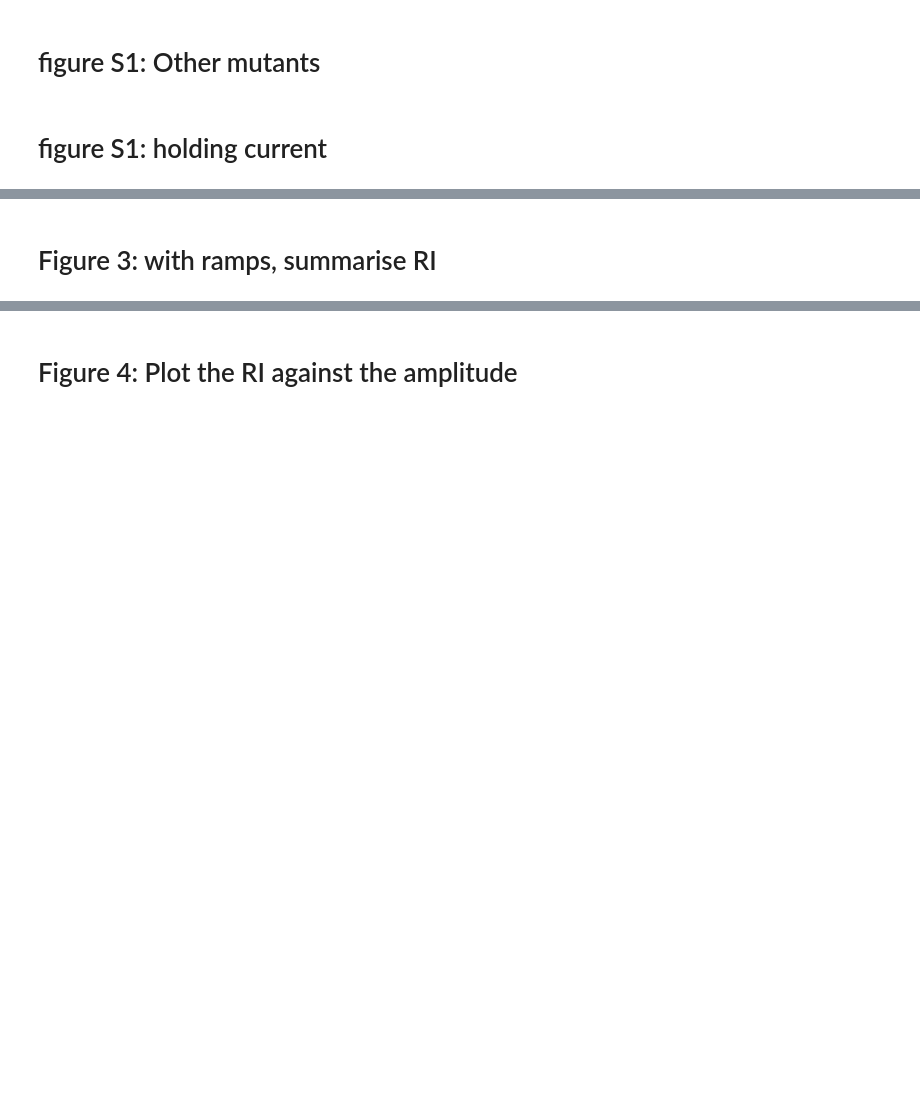
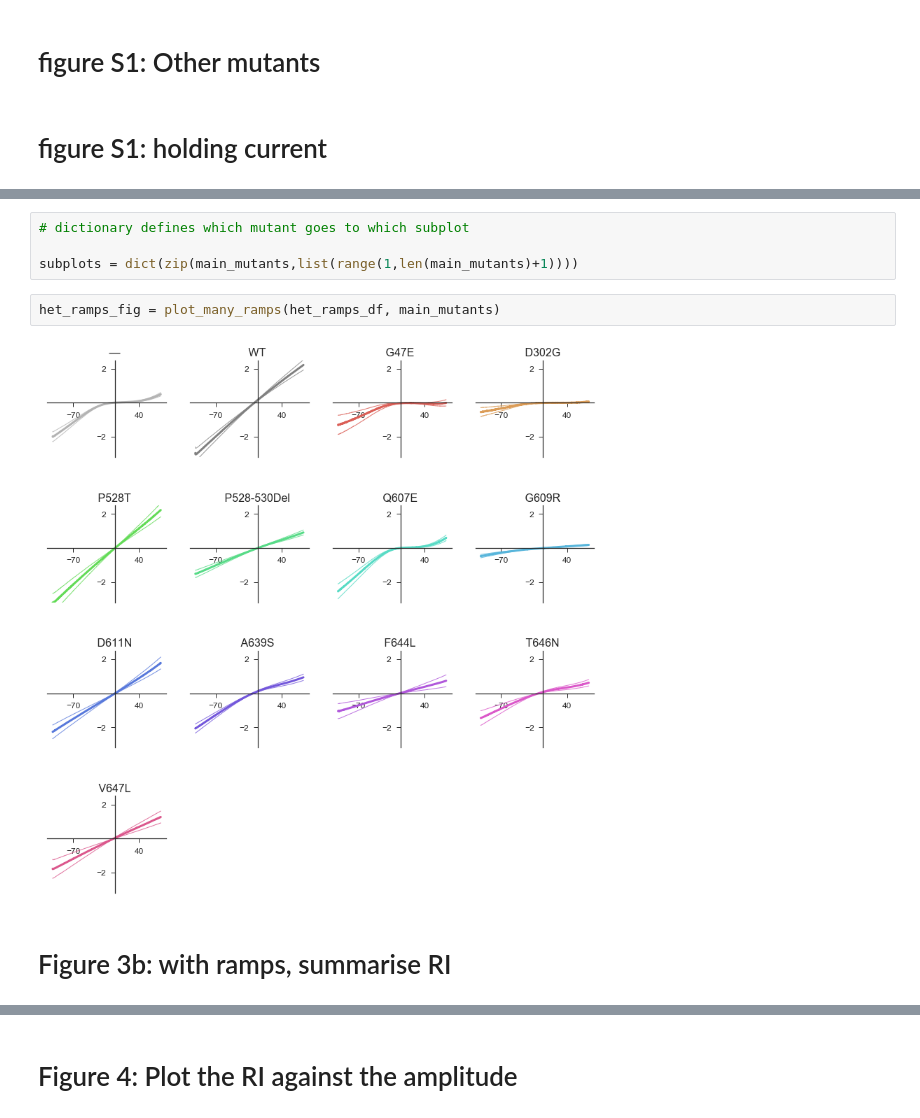
Before and after one commit to KullmannLab/AMPA_Synaptopathies, a Jupyter notebook: GluA2_graphs_March_Resub.ipynb, the cells around one changed output, grey strips where cells are left out. Saved outputs shown, nothing was run; the diff lists cells and outputs as text; blank space fills up the shorter version.

```diff
--- a/GluA2_graphs_March_Resub.ipynb
+++ b/GluA2_graphs_March_Resub.ipynb
@@ -223,4 +298,12 @@ plt.show()
+# %%
+# dictionary defines which mutant goes to which subplot
+
+subplots = dict(zip(main_mutants,list(range(1,len(main_mutants)+1))))
+# %%
+het_ramps_fig = plot_many_ramps(het_ramps_df, main_mutants)
+# %% [output]
+[figure, added]
 # %% [markdown]
-# Figure 3: with ramps, summarise RI
+# Figure 3b: with ramps, summarise RI
 # %%
 # current at +40 as a percent of -70, normalised to WT
```
Also changed, not shown: parts of 5 cells of this notebook.
